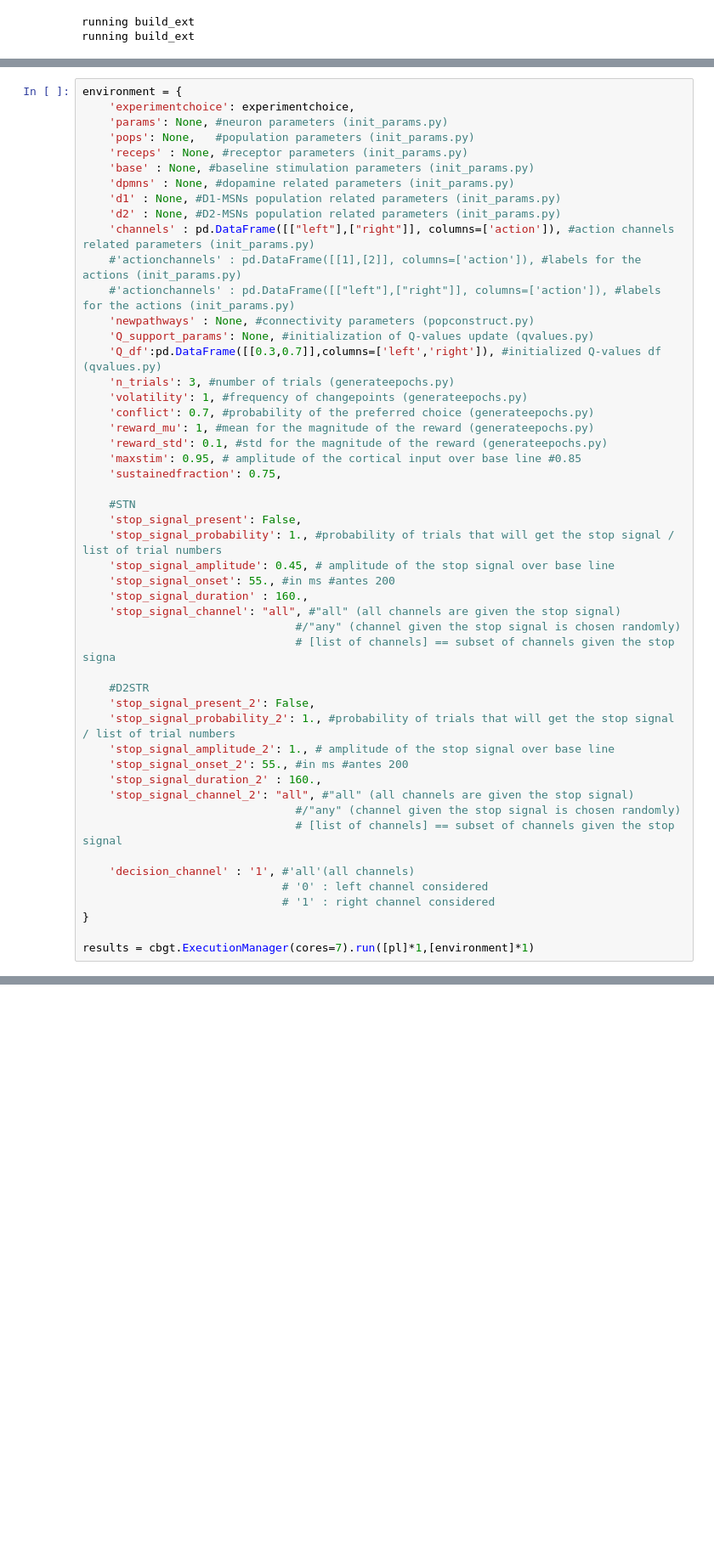
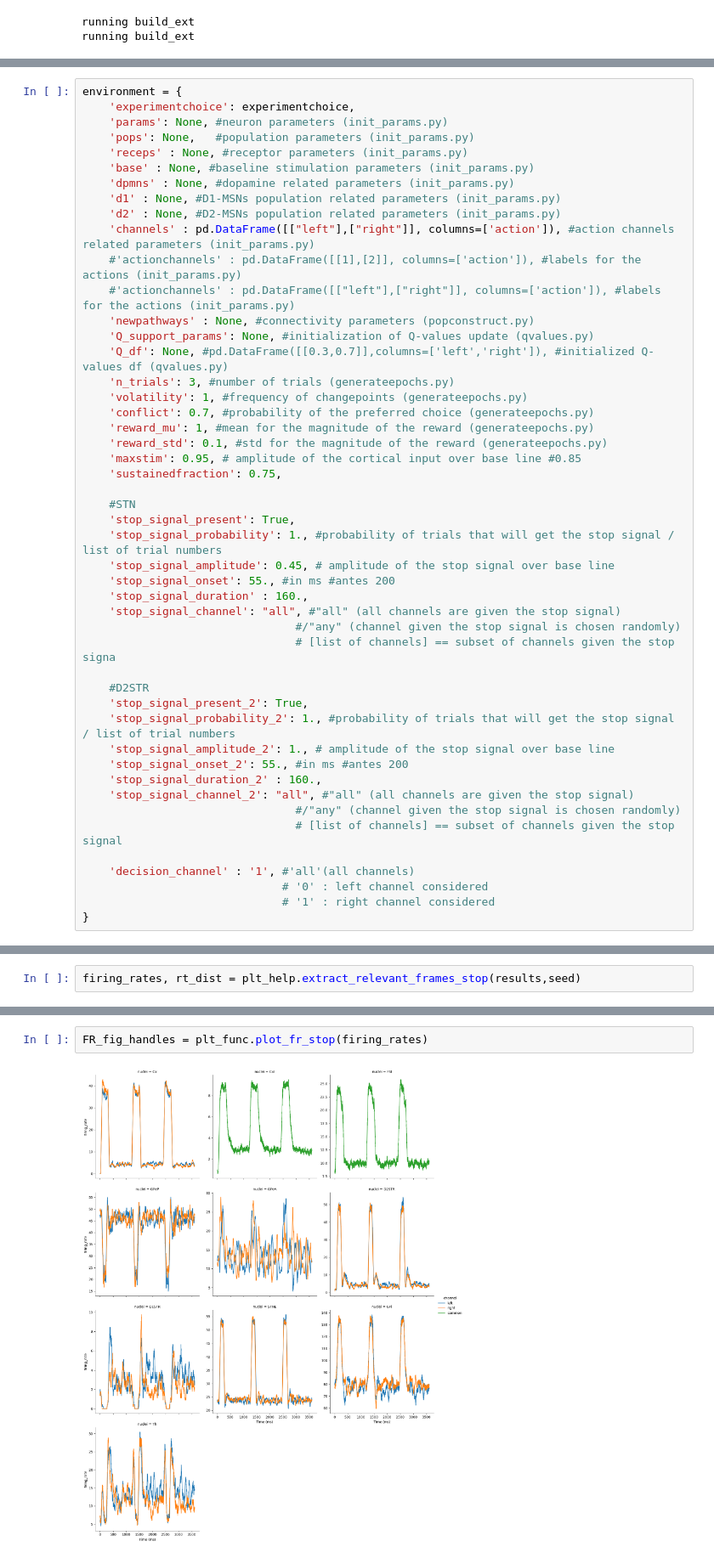
Before and after one commit to CoAxLab/CBGTPy, a Jupyter notebook: network_simulation_stopsignal.ipynb, the cells around one changed output, grey strips where cells are left out. Shown at 85% size. Saved outputs shown, nothing was run; the diff lists cells and outputs as text; blank space fills up the shorter version.

Commit message:
fix notebook and plot functions

```diff
--- a/network_simulation_stopsignal.ipynb
+++ b/network_simulation_stopsignal.ipynb
@@ -45,7 +64,7 @@ environment = {
     #'actionchannels' : pd.DataFrame([["left"],["right"]], columns=['action']), #labels for the actions (init_params.py)
     'newpathways' : None, #connectivity parameters (popconstruct.py)
     'Q_support_params': None, #initialization of Q-values update (qvalues.py)
-    'Q_df':pd.DataFrame([[0.3,0.7]],columns=['left','right']), #initialized Q-values df (qvalues.py)
+    'Q_df': None, #pd.DataFrame([[0.3,0.7]],columns=['left','right']), #initialized Q-values df (qvalues.py)
     'n_trials': 3, #number of trials (generateepochs.py)
     'volatility': 1, #frequency of changepoints (generateepochs.py)
     'conflict': 0.7, #probability of the preferred choice (generateepochs.py)
@@ -55,7 +74,7 @@ environment = {
     'sustainedfraction': 0.75,
 
     #STN
-    'stop_signal_present': False,
+    'stop_signal_present': True,
     'stop_signal_probability': 1., #probability of trials that will get the stop signal / list of trial numbers
     'stop_signal_amplitude': 0.45, # amplitude of the stop signal over base line
     'stop_signal_onset': 55., #in ms #antes 200
@@ -65,7 +84,7 @@ environment = {
                                 # [list of channels] == subset of channels given the stop signa
 
     #D2STR
-    'stop_signal_present_2': False,
+    'stop_signal_present_2': True,
     'stop_signal_probability_2': 1., #probability of trials that will get the stop signal / list of trial numbers
     'stop_signal_amplitude_2': 1., # amplitude of the stop signal over base line
     'stop_signal_onset_2': 55., #in ms #antes 200
@@ -78,5 +97,3 @@ environment = {
                               # '0' : left channel considered
                               # '1' : right channel considered
 }
-
-results = cbgt.ExecutionManager(cores=7).run([pl]*1,[environment]*1)
@@ -165,3 +195,5 @@ results[0]['Q_df']
+# %%
+firing_rates, rt_dist = plt_help.extract_relevant_frames_stop(results,seed)
 # %%
 datatables = cbgt.collateVariable(results,'datatables')
 datatables[0]
@@ -170,0 +239,4 @@ results[0]['popfreqs']
+# %%
+FR_fig_handles = plt_func.plot_fr_stop(firing_rates)
+# %% [output]
+[figure, added]
```
Also changed, not shown: parts of 16 cells of this notebook, 2 other files.
